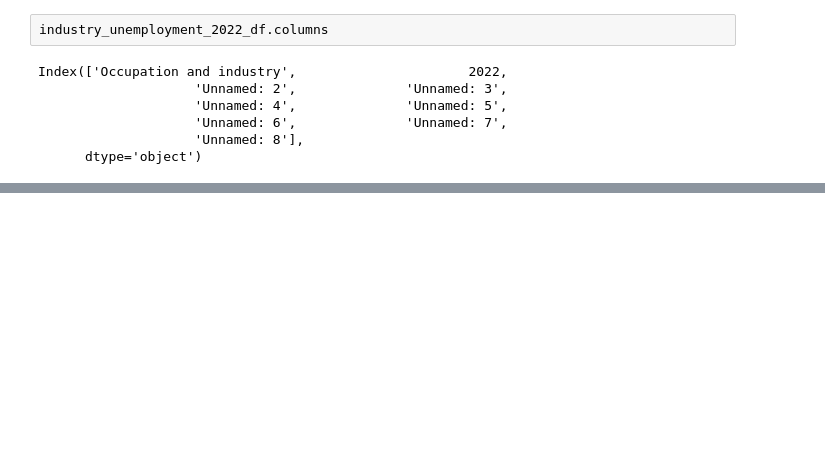
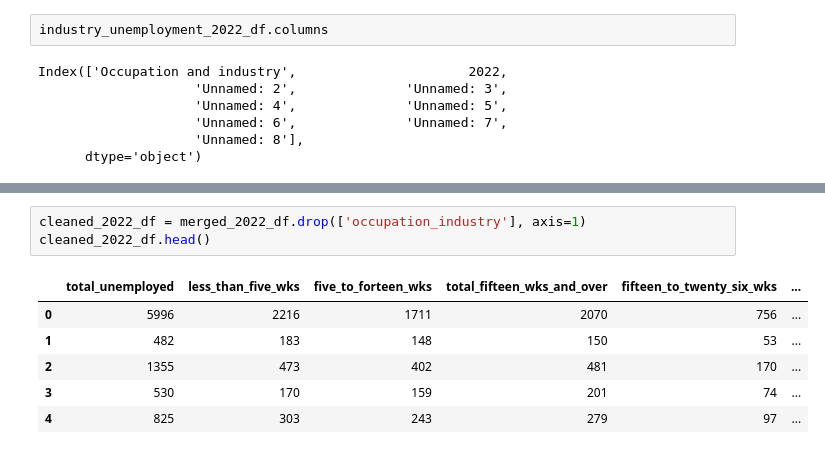
Before and after one commit to tvaughn905/Project-3, a Jupyter notebook: cleaning_industry_data.ipynb, the cells around one changed output, grey strips where cells are left out. Drawn from its saved outputs; the diff is of its cells as text; blank space fills up the shorter version.

```diff
--- a/cleaning_industry_data.ipynb
+++ b/cleaning_industry_data.ipynb
@@ -124,0 +346,10 @@ print(occupations_industries)
+# %%
+cleaned_2022_df = merged_2022_df.drop(['occupation_industry'], axis=1)
+cleaned_2022_df.head()
+# %% [output]
+|  | total_unemployed | less_than_five_wks | five_to_forteen_wks | total_fifteen_wks_and_over | fifteen_to_twenty_six_wks | ... |
+| 0 | 5996 | 2216 | 1711 | 2070 | 756 | ... |
+| 1 | 482 | 183 | 148 | 150 | 53 | ... |
+| 2 | 1355 | 473 | 402 | 481 | 170 | ... |
+| 3 | 530 | 170 | 159 | 201 | 74 | ... |
+| 4 | 825 | 303 | 243 | 279 | 97 | ... |
```
Also changed, not shown: parts of 20 cells of this notebook, 1 other file.
